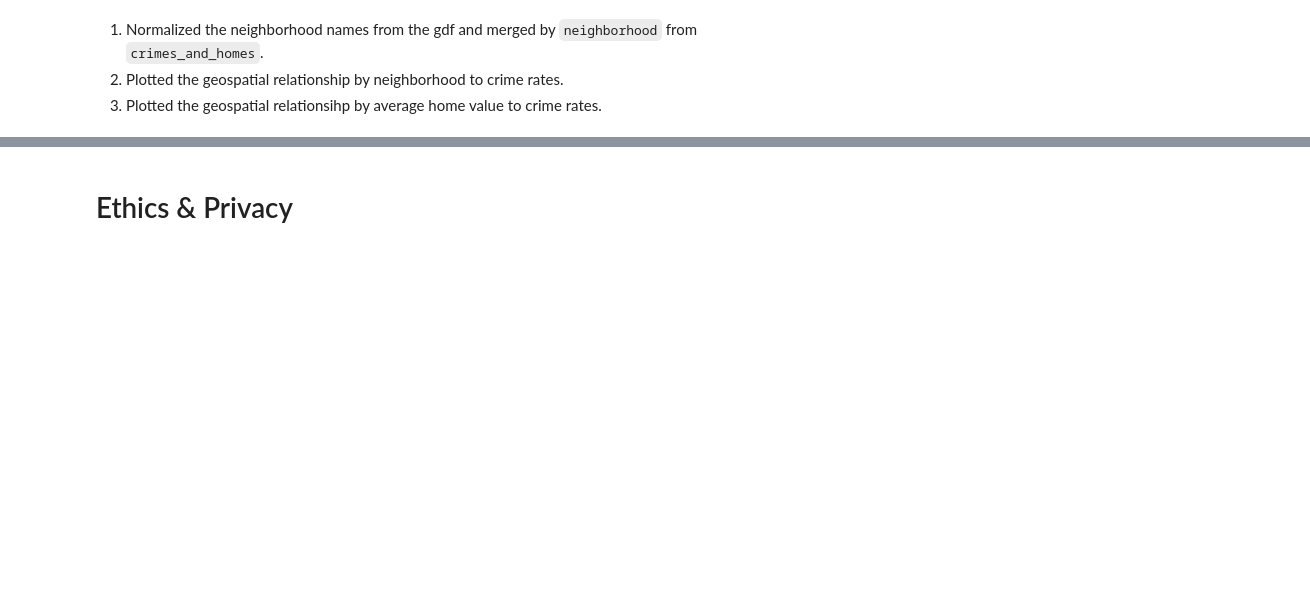
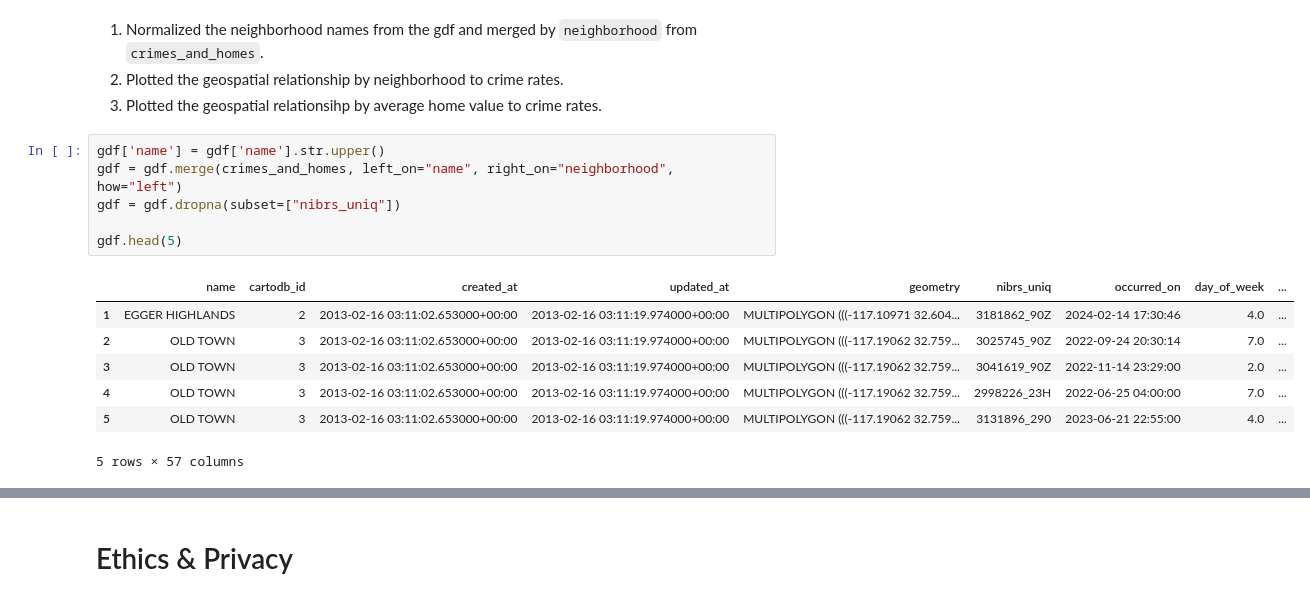
Before and after one commit to eemilycchen/blue-line-trolley, a Jupyter notebook: FinalProject.ipynb, the cells around one changed output, grey strips where cells are left out. Saved outputs shown, nothing was run; the diff lists cells and outputs as text; blank space fills up the shorter version.

```diff
--- a/FinalProject.ipynb
+++ b/FinalProject.ipynb
@@ -728,4 +728,18 @@ plt.show()
 1. Normalized the neighborhood names from the gdf and merged by `neighborhood` from `crimes_and_homes`.
 2. Plotted the geospatial relationship by neighborhood to crime rates.
 3. Plotted the geospatial relationsihp by average home value to crime rates.
+# %%
+gdf['name'] = gdf['name'].str.upper()
+gdf = gdf.merge(crimes_and_homes, left_on="name", right_on="neighborhood", how="left")
+gdf = gdf.dropna(subset=["nibrs_uniq"])
+
+gdf.head(5)
+# %% [output]
+|  | name | cartodb_id | created_at | updated_at | geometry | nibrs_uniq | occurred_on | day_of_week | ... |
+| 1 | EGGER HIGHLANDS | 2 | 2013-02-16 03:11:02.653000+00:00 | 2013-02-16 03:11:19.974000+00:00 | MULTIPOLYGON (((-117.10971 32.604... | 3181862_90Z | 2024-02-14 17:30:46 | 4.0 | ... |
+| 2 | OLD TOWN | 3 | 2013-02-16 03:11:02.653000+00:00 | 2013-02-16 03:11:19.974000+00:00 | MULTIPOLYGON (((-117.19062 32.759... | 3025745_90Z | 2022-09-24 20:30:14 | 7.0 | ... |
+| 3 | OLD TOWN | 3 | 2013-02-16 03:11:02.653000+00:00 | 2013-02-16 03:11:19.974000+00:00 | MULTIPOLYGON (((-117.19062 32.759... | 3041619_90Z | 2022-11-14 23:29:00 | 2.0 | ... |
+| 4 | OLD TOWN | 3 | 2013-02-16 03:11:02.653000+00:00 | 2013-02-16 03:11:19.974000+00:00 | MULTIPOLYGON (((-117.19062 32.759... | 2998226_23H | 2022-06-25 04:00:00 | 7.0 | ... |
+| 5 | OLD TOWN | 3 | 2013-02-16 03:11:02.653000+00:00 | 2013-02-16 03:11:19.974000+00:00 | MULTIPOLYGON (((-117.19062 32.759... | 3131896_290 | 2023-06-21 22:55:00 | 4.0 | ... |
+5 rows × 57 columns
 # %%
```
Also changed, not shown: parts of 4 cells of this notebook.
